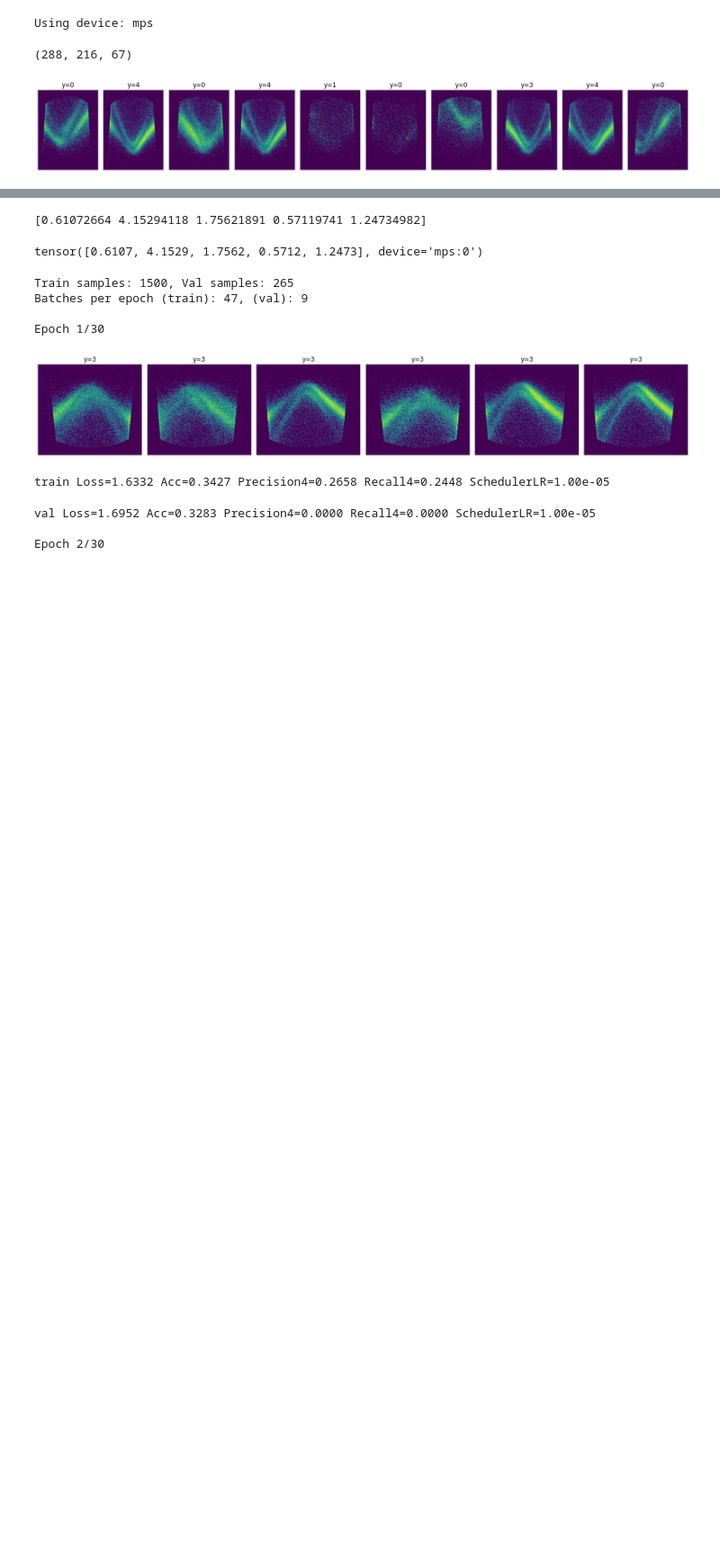
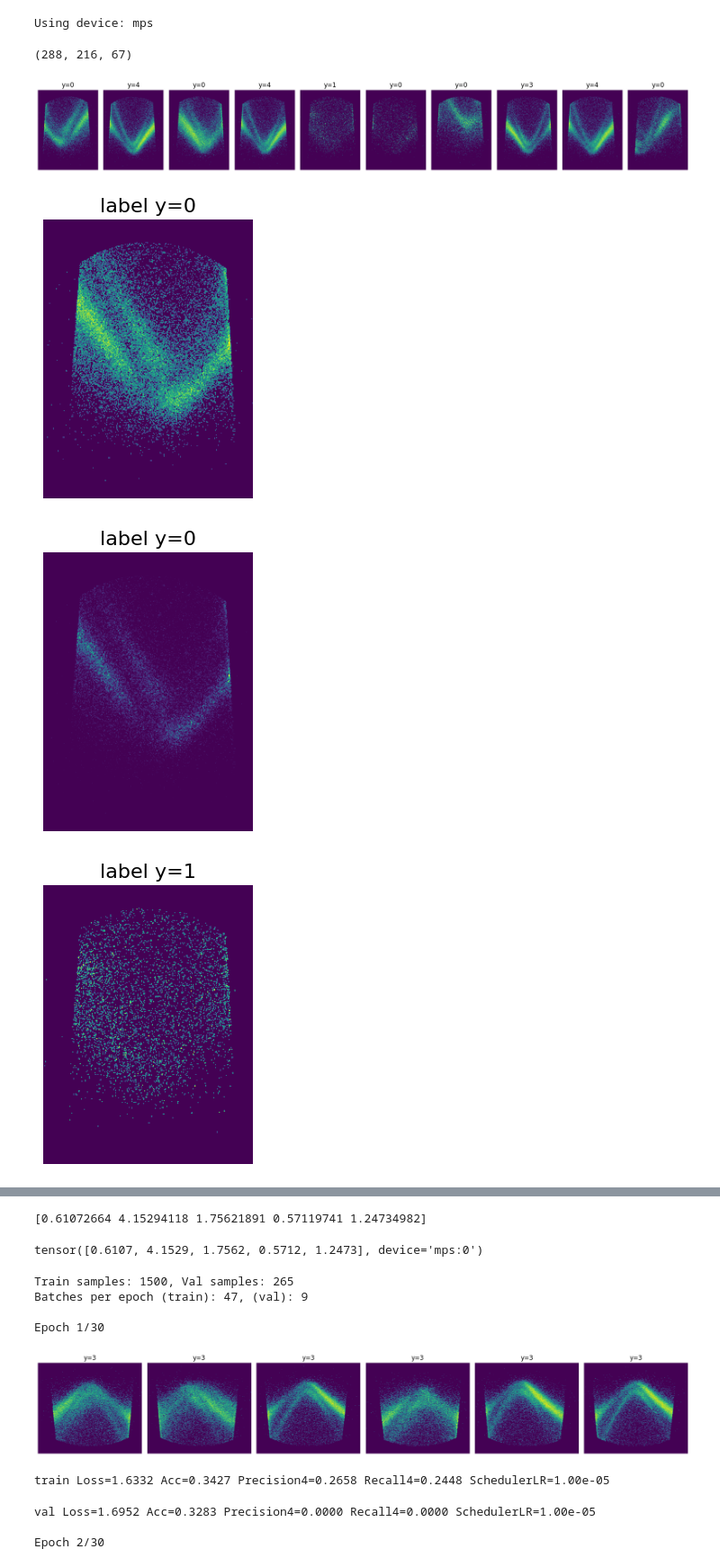
Before and after one commit to Torbus2025/photoemission_quality, a Jupyter notebook: 3_Model/model_resnet50_7.ipynb, the cells around one changed output, grey strips where cells are left out. Shown at 90% size. Saved outputs shown, nothing was run; the diff lists cells and outputs as text; code cells hidden in the pictures; blank space fills up the shorter version.

Commit message:
output spectra for each label added

```diff
--- a/3_Model/model_resnet50_7.ipynb
+++ b/3_Model/model_resnet50_7.ipynb
@@ -313,3 +313,48 @@ plt.tight_layout()
 plt.show()
 # %% [output]
 [figure]
+# %%
+print_transform_raw = transforms.Compose([
+    #EnergyWindowCrop(5.3, 6.6),
+    #LogNormalize(),
+    transforms.ToTensor(),
+    transforms.Resize((288, 216))
+])
+
+print_dataset_raw = ARPESDataset(h5_path, y, train_idx, transform=print_transform_raw)
+# %%
+n = 0
+for i in range(100):
+     img, label = train_dataset[i]
+     img_raw, label_raw = print_dataset_raw[i]
+
+     if label == n:
+
+        plt.figure(figsize=(3,6))
+        plt.title(f"label y={label.item()}", size=16)
+        plt.axis("off")
+        plt.imshow(img.squeeze(0))
+        plt.savefig(
+            f"arpes_spektrum_y{label.item()}_norm.pdf",
+            bbox_inches="tight",
+            pad_inches=0.06
+         )
+
+        plt.figure(figsize=(3,6))
+        plt.title(f"label y={label.item()}", size=16)
+        plt.axis("off")
+        plt.imshow(img_raw.squeeze(0))
+        plt.savefig(
+            f"arpes_spektrum_y{label.item()}_raw.pdf",
+            bbox_inches="tight",
+            pad_inches=0.06
+         )
+
+        n += 1
+
+     if n == 5:
+        break
+# %% [output]
+[figure, added]
+[figure, added]
+[figure, added]
```
Also changed, not shown: parts of 1 cell of this notebook, 3 other files.
